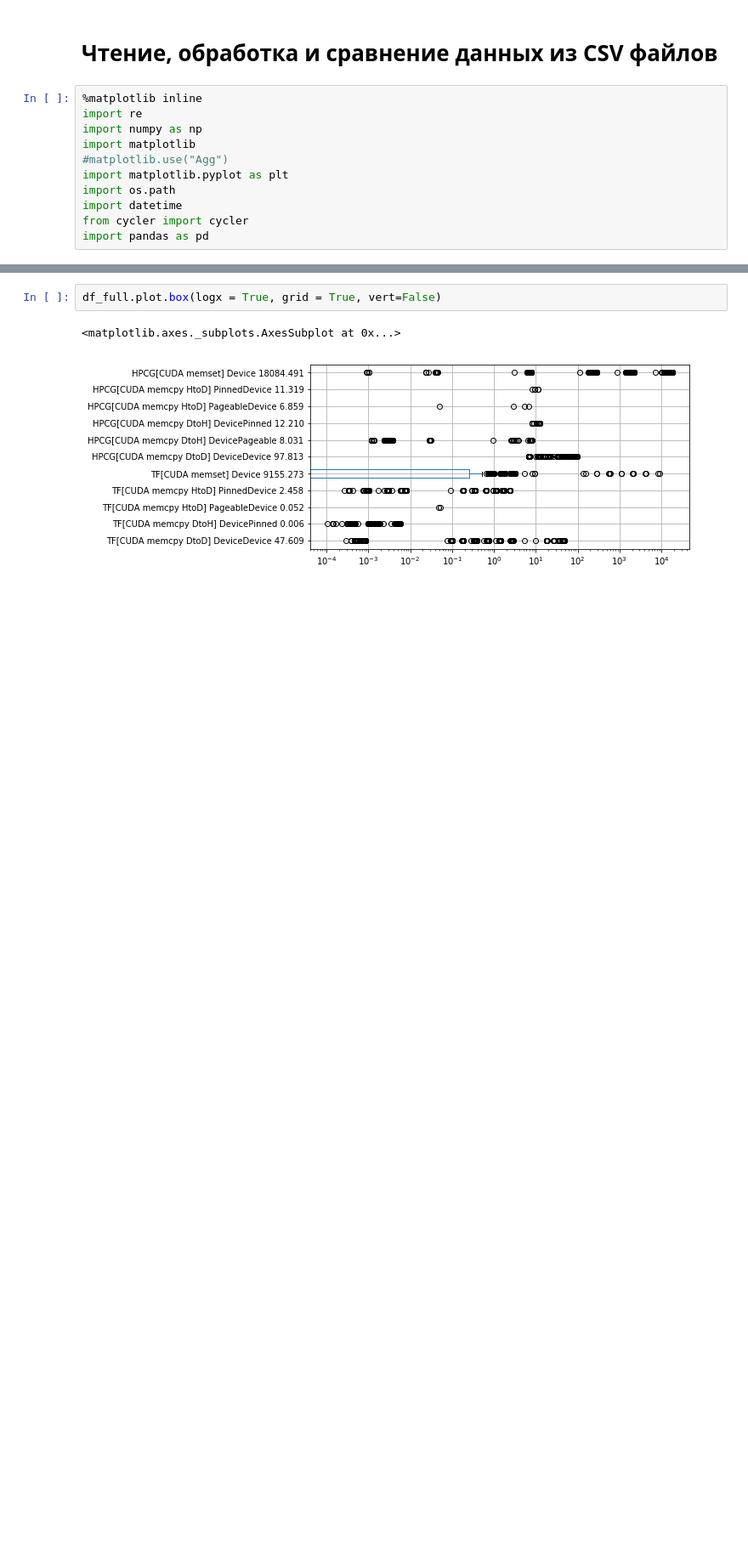
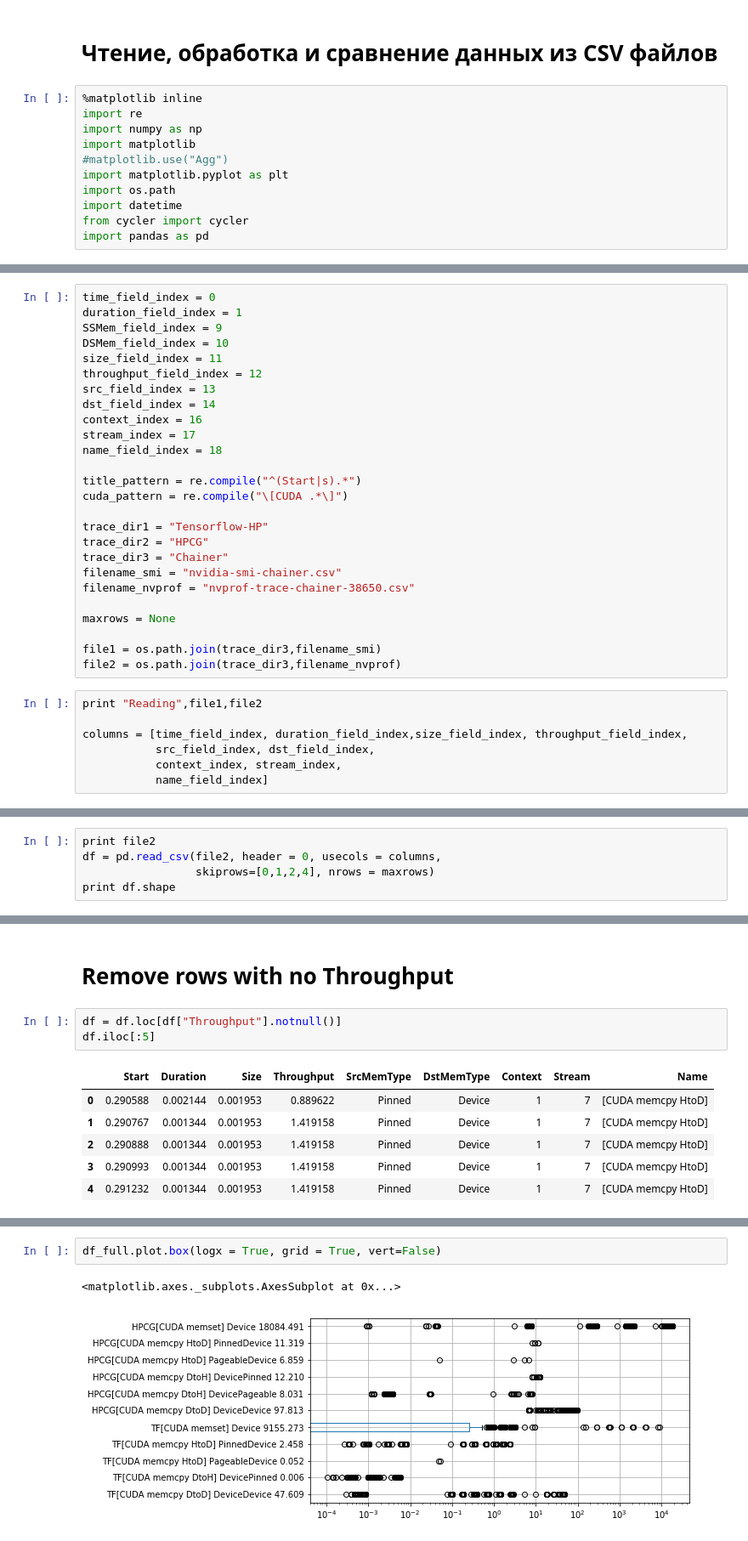
Before and after one commit to pyotr777/mlbenchmarks, a Jupyter notebook: Pandas read plot compare v2.ipynb, the cells around one changed output, grey strips where cells are left out. Shown at 85% size. Saved outputs shown, nothing was run; the diff lists cells and outputs as text; blank space fills up the shorter version.

```diff
--- a/Pandas read plot compare v2.ipynb
+++ b/Pandas read plot compare v2.ipynb
@@ -202,0 +14,33 @@ plt.rcParams['figure.figsize'] = 8,4
+# %%
+time_field_index = 0
+duration_field_index = 1
+SSMem_field_index = 9
+DSMem_field_index = 10
+size_field_index = 11
+throughput_field_index = 12
+src_field_index = 13
+dst_field_index = 14
+context_index = 16
+stream_index = 17
+name_field_index = 18
+
+title_pattern = re.compile("^(Start|s).*")
+cuda_pattern = re.compile("\[CUDA .*\]")
+
+trace_dir1 = "Tensorflow-HP"
+trace_dir2 = "HPCG"
+trace_dir3 = "Chainer"
+filename_smi = "nvidia-smi-chainer.csv"
+filename_nvprof = "nvprof-trace-chainer-38650.csv"
+
+maxrows = None
+
+file1 = os.path.join(trace_dir3,filename_smi)
+file2 = os.path.join(trace_dir3,filename_nvprof)
+# %%
+print "Reading",file1,file2
+
+columns = [time_field_index, duration_field_index,size_field_index, throughput_field_index,
+           src_field_index, dst_field_index,
+           context_index, stream_index,
+           name_field_index]
@@ -202,0 +49,5 @@ plt.rcParams['figure.figsize'] = 8,4
+# %%
+print file2
+df = pd.read_csv(file2, header = 0, usecols = columns,
+                 skiprows=[0,1,2,4], nrows = maxrows)
+print df.shape
@@ -202,0 +64,12 @@ plt.rcParams['figure.figsize'] = 8,4
+# %% [markdown]
+# Remove rows with no Throughput
+# %%
+df = df.loc[df["Throughput"].notnull()]
+df.iloc[:5]
+# %% [output]
+|  | Start | Duration | Size | Throughput | SrcMemType | DstMemType | Context | Stream | Name |
+| 0 | 0.290588 | 0.002144 | 0.001953 | 0.889622 | Pinned | Device | 1 | 7 | [CUDA memcpy HtoD] |
+| 1 | 0.290767 | 0.001344 | 0.001953 | 1.419158 | Pinned | Device | 1 | 7 | [CUDA memcpy HtoD] |
+| 2 | 0.290888 | 0.001344 | 0.001953 | 1.419158 | Pinned | Device | 1 | 7 | [CUDA memcpy HtoD] |
+| 3 | 0.290993 | 0.001344 | 0.001953 | 1.419158 | Pinned | Device | 1 | 7 | [CUDA memcpy HtoD] |
+| 4 | 0.291232 | 0.001344 | 0.001953 | 1.419158 | Pinned | Device | 1 | 7 | [CUDA memcpy HtoD] |
```
Also changed, not shown: parts of 38 cells of this notebook, 12 other files.
